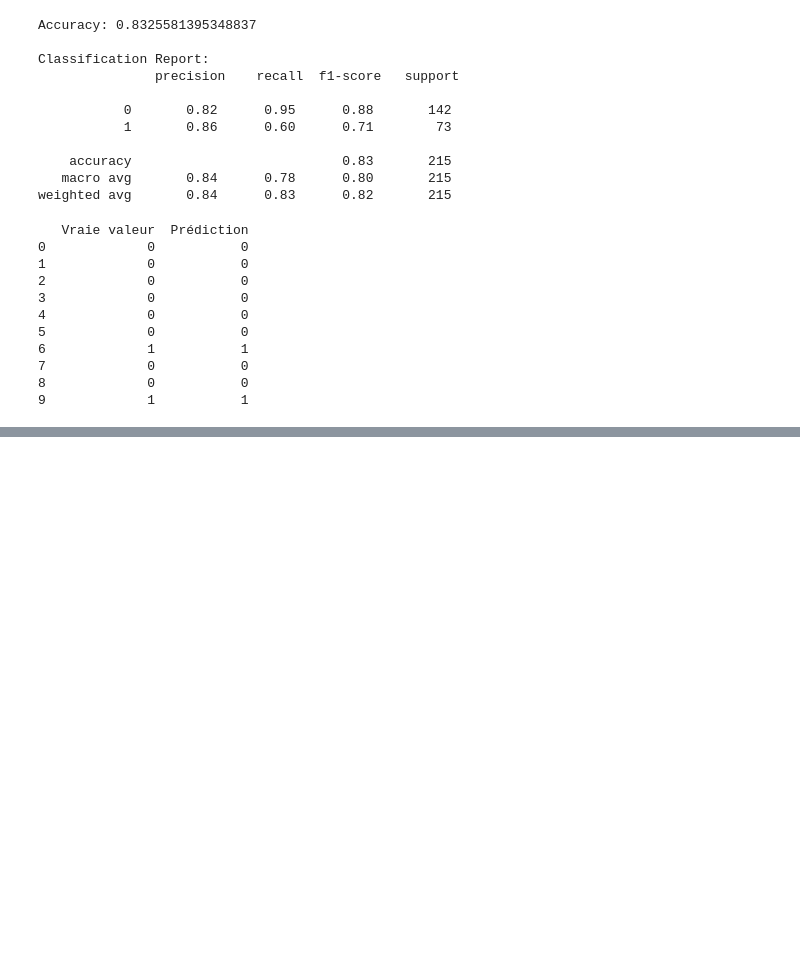
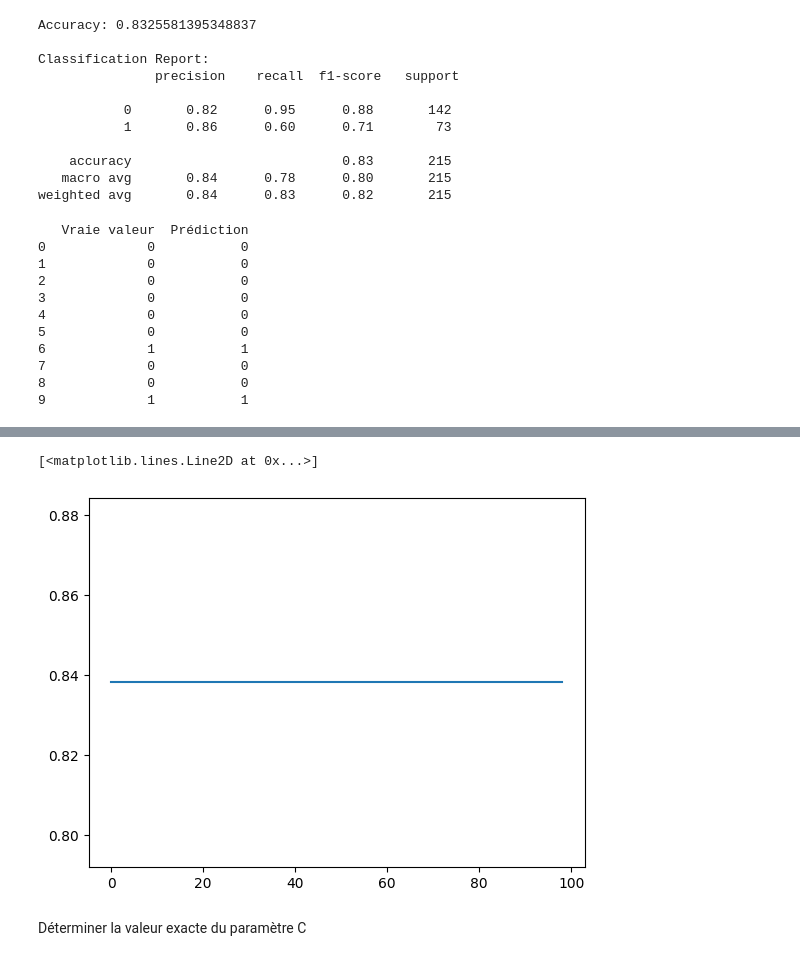
Before and after one commit to Mezouarch/Projet-data-IA, a Jupyter notebook: projet_data_alzheimer.ipynb, the cells around one changed output, grey strips where cells are left out. Saved outputs shown, nothing was run; the diff lists cells and outputs as text; code cells hidden in the pictures; blank space fills up the shorter version.

```diff
--- a/projet_data_alzheimer.ipynb
+++ b/projet_data_alzheimer.ipynb
@@ -570,0 +599,11 @@ print(df_results.head(10))
+# %%
+val_score = []
+for k in range(1, 100):
+    score = cross_val_score(LogisticRegression(C=k, max_iter = 100, solver='liblinear'), x_train, y_train, cv=5).mean()
+    val_score.append(score)
+plt.plot(val_score)
+# %% [output]
+[<matplotlib.lines.Line2D at 0x...>]
+[figure, added]
+# %% [markdown]
+Déterminer la valeur exacte du paramètre C
```
Also changed, not shown: parts of 13 cells of this notebook.
